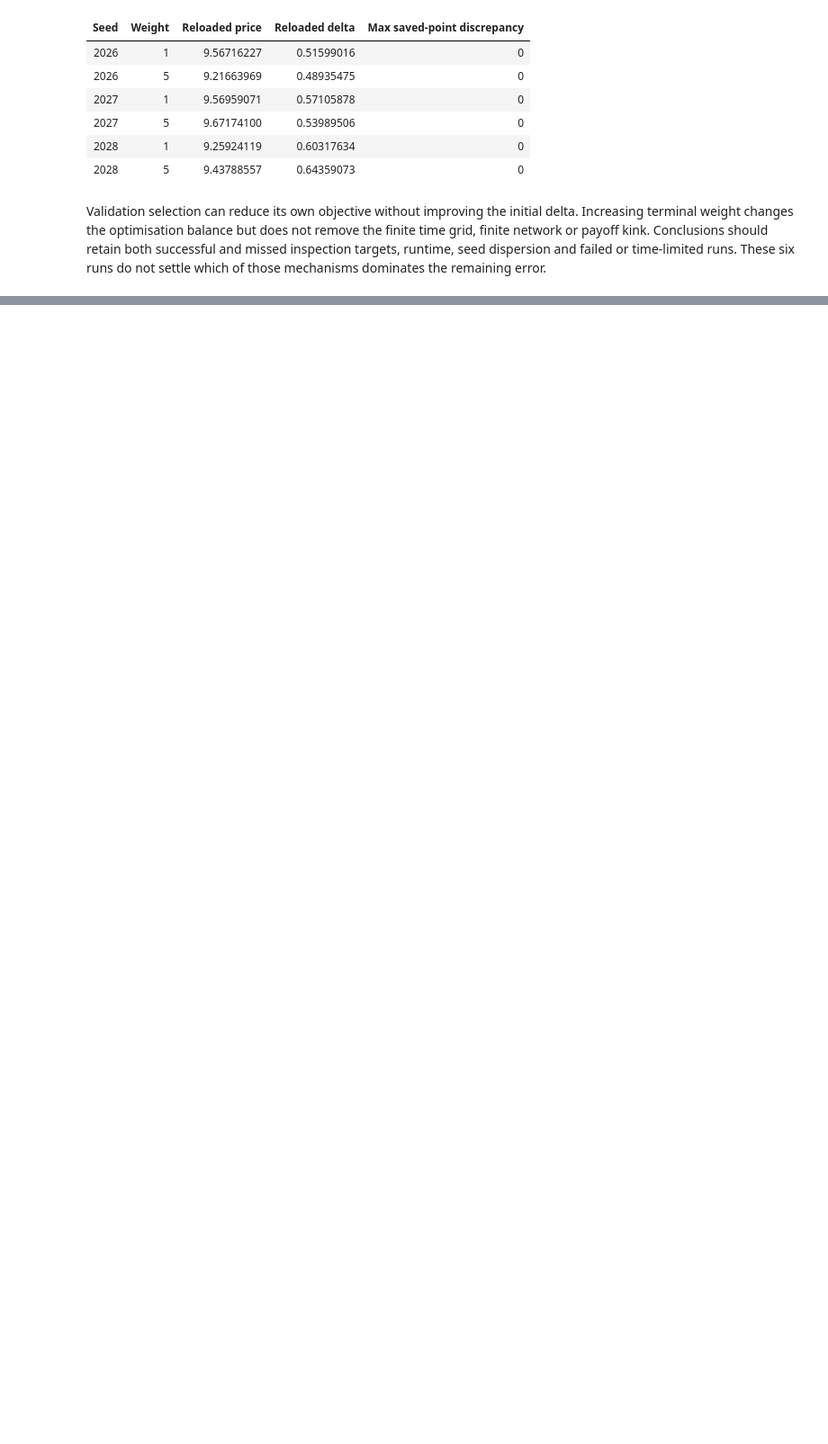
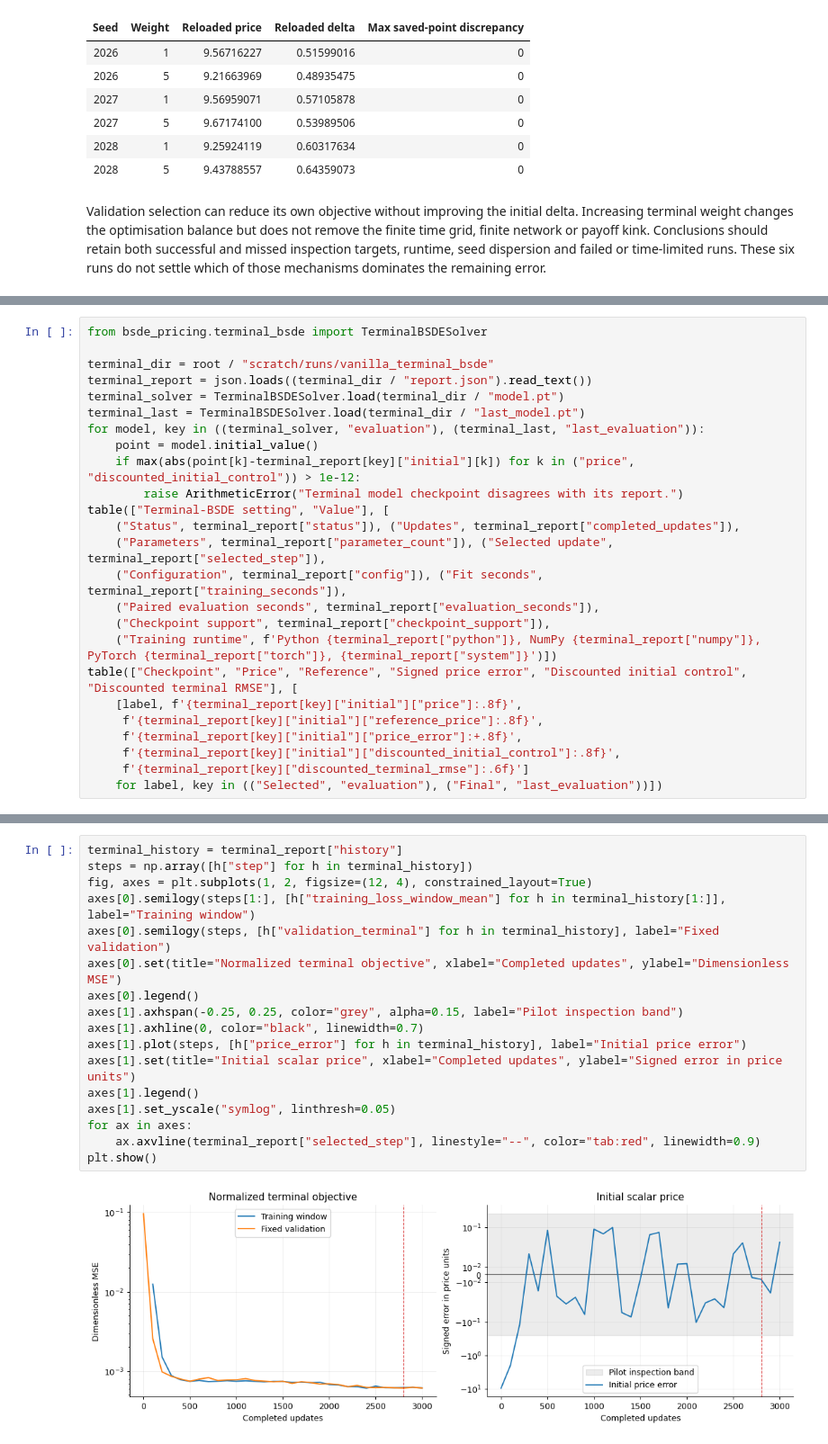
Before and after one commit to KVInator/deep-bsde-pricing, a Jupyter notebook: notebooks/03_neural_solvers.ipynb, the cells around one changed output, grey strips where cells are left out. Shown at 90% size. Cells and saved outputs as stored; diff of their text form; blank space fills up the shorter version.

```diff
--- a/notebooks/03_neural_solvers.ipynb
+++ b/notebooks/03_neural_solvers.ipynb
@@ -436,0 +456,25 @@ Validation selection can reduce its own objective without improving the initial
+# %%
+from bsde_pricing.terminal_bsde import TerminalBSDESolver
+
+terminal_dir = root / "scratch/runs/vanilla_terminal_bsde"
+terminal_report = json.loads((terminal_dir / "report.json").read_text())
+terminal_solver = TerminalBSDESolver.load(terminal_dir / "model.pt")
+terminal_last = TerminalBSDESolver.load(terminal_dir / "last_model.pt")
+for model, key in ((terminal_solver, "evaluation"), (terminal_last, "last_evaluation")):
+    point = model.initial_value()
+    if max(abs(point[k]-terminal_report[key]["initial"][k]) for k in ("price", "discounted_initial_control")) > 1e-12:
+        raise ArithmeticError("Terminal model checkpoint disagrees with its report.")
+table(["Terminal-BSDE setting", "Value"], [
+    ("Status", terminal_report["status"]), ("Updates", terminal_report["completed_updates"]),
+    ("Parameters", terminal_report["parameter_count"]), ("Selected update", terminal_report["selected_step"]),
+    ("Configuration", terminal_report["config"]), ("Fit seconds", terminal_report["training_seconds"]),
+    ("Paired evaluation seconds", terminal_report["evaluation_seconds"]),
+    ("Checkpoint support", terminal_report["checkpoint_support"]),
+    ("Training runtime", f'Python {terminal_report["python"]}, NumPy {terminal_report["numpy"]}, PyTorch {terminal_report["torch"]}, {terminal_report["system"]}')])
+table(["Checkpoint", "Price", "Reference", "Signed price error", "Discounted initial control", "Discounted terminal RMSE"], [
+    [label, f'{terminal_report[key]["initial"]["price"]:.8f}',
+     f'{terminal_report[key]["initial"]["reference_price"]:.8f}',
+     f'{terminal_report[key]["initial"]["price_error"]:+.8f}',
+     f'{terminal_report[key]["initial"]["discounted_initial_control"]:.8f}',
+     f'{terminal_report[key]["discounted_terminal_rmse"]:.6f}']
+    for label, key in (("Selected", "evaluation"), ("Final", "last_evaluation"))])
@@ -436,0 +499,19 @@ Validation selection can reduce its own objective without improving the initial
+# %%
+terminal_history = terminal_report["history"]
+steps = np.array([h["step"] for h in terminal_history])
+fig, axes = plt.subplots(1, 2, figsize=(12, 4), constrained_layout=True)
+axes[0].semilogy(steps[1:], [h["training_loss_window_mean"] for h in terminal_history[1:]], label="Training window")
+axes[0].semilogy(steps, [h["validation_terminal"] for h in terminal_history], label="Fixed validation")
+axes[0].set(title="Normalized terminal objective", xlabel="Completed updates", ylabel="Dimensionless MSE")
+axes[0].legend()
+axes[1].axhspan(-0.25, 0.25, color="grey", alpha=0.15, label="Pilot inspection band")
+axes[1].axhline(0, color="black", linewidth=0.7)
+axes[1].plot(steps, [h["price_error"] for h in terminal_history], label="Initial price error")
+axes[1].set(title="Initial scalar price", xlabel="Completed updates", ylabel="Signed error in price units")
+axes[1].legend()
+axes[1].set_yscale("symlog", linthresh=0.05)
+for ax in axes:
+    ax.axvline(terminal_report["selected_step"], linestyle="--", color="tab:red", linewidth=0.9)
+plt.show()
+# %% [output]
+[figure, added]
```
Also changed, not shown: parts of 8 cells of this notebook, 6 other files.
